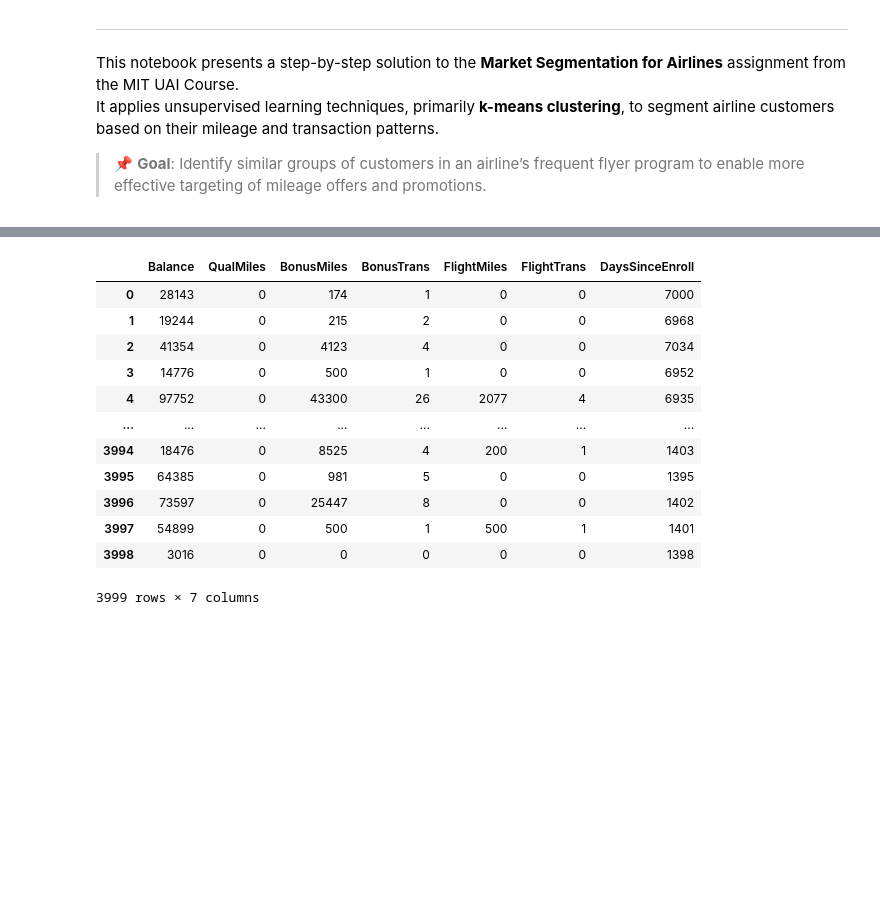
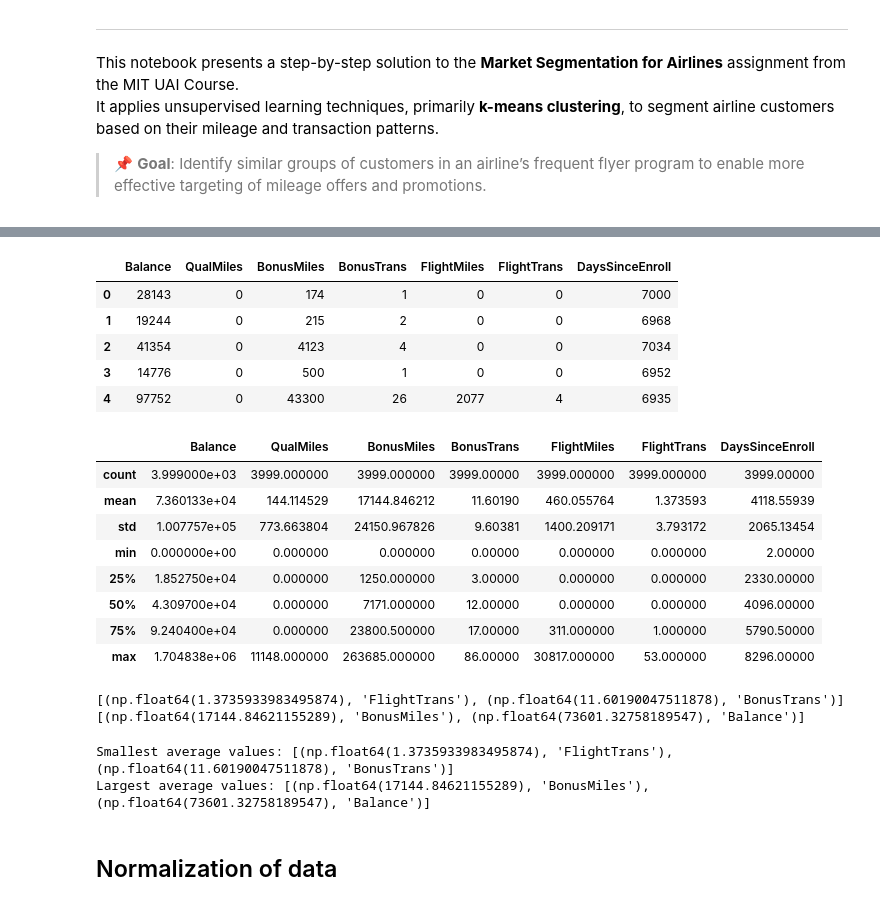
Before and after one commit to yuri-spizhovyi-mit/ET6-ML, a Jupyter notebook: module_2/market_segmentation_for_airlines.ipynb, the cells around one changed output, grey strips where cells are left out. Saved outputs shown, nothing was run; the diff lists cells and outputs as text; code cells hidden in the pictures; blank space fills up the shorter version.

```diff
--- a/module_2/market_segmentation_for_airlines.ipynb
+++ b/module_2/market_segmentation_for_airlines.ipynb
@@ -35,17 +35,44 @@ Resolving deltas: 100% (156/156), done.
 # %%
-data_airlines = pd.read_csv('AirlinesCluster.csv')
-data_airlines
+df_airlines = pd.read_csv('AirlinesCluster.csv')
+df_airlines.head()
 # %% [output]
 |  | Balance | QualMiles | BonusMiles | BonusTrans | FlightMiles | FlightTrans | DaysSinceEnroll |
 | 0 | 28143 | 0 | 174 | 1 | 0 | 0 | 7000 |
 | 1 | 19244 | 0 | 215 | 2 | 0 | 0 | 6968 |
 | 2 | 41354 | 0 | 4123 | 4 | 0 | 0 | 7034 |
 | 3 | 14776 | 0 | 500 | 1 | 0 | 0 | 6952 |
 | 4 | 97752 | 0 | 43300 | 26 | 2077 | 4 | 6935 |
-| ... | ... | ... | ... | ... | ... | ... | ... |
-| 3994 | 18476 | 0 | 8525 | 4 | 200 | 1 | 1403 |
-| 3995 | 64385 | 0 | 981 | 5 | 0 | 0 | 1395 |
-| 3996 | 73597 | 0 | 25447 | 8 | 0 | 0 | 1402 |
-| 3997 | 54899 | 0 | 500 | 1 | 500 | 1 | 1401 |
-| 3998 | 3016 | 0 | 0 | 0 | 0 | 0 | 1398 |
-3999 rows × 7 columns
+# %%
+df_airlines.describe()
+# %% [output]
+|  | Balance | QualMiles | BonusMiles | BonusTrans | FlightMiles | FlightTrans | DaysSinceEnroll |
+| count | 3.999000e+03 | 3999.000000 | 3999.000000 | 3999.00000 | 3999.000000 | 3999.000000 | 3999.00000 |
+| mean | 7.360133e+04 | 144.114529 | 17144.846212 | 11.60190 | 460.055764 | 1.373593 | 4118.55939 |
+| std | 1.007757e+05 | 773.663804 | 24150.967826 | 9.60381 | 1400.209171 | 3.793172 | 2065.13454 |
+| min | 0.000000e+00 | 0.000000 | 0.000000 | 0.00000 | 0.000000 | 0.000000 | 2.00000 |
+| 25% | 1.852750e+04 | 0.000000 | 1250.000000 | 3.00000 | 0.000000 | 0.000000 | 2330.00000 |
+| 50% | 4.309700e+04 | 0.000000 | 7171.000000 | 12.00000 | 0.000000 | 0.000000 | 4096.00000 |
+| 75% | 9.240400e+04 | 0.000000 | 23800.500000 | 17.00000 | 311.000000 | 1.000000 | 5790.50000 |
+| max | 1.704838e+06 | 11148.000000 | 263685.000000 | 86.00000 | 30817.000000 | 53.000000 | 8296.00000 |
+# %%
+std_of_colums = []
+for col in df_airlines.columns:
+  std_of_colums.append((df_airlines[col].mean(), col))
+  #print(df_airlines[col].mean())
+sorted_airlines = sorted(std_of_colums)
+print(sorted_airlines[:2])
+print(sorted_airlines[-2:])
+# %% [output]
+[(np.float64(1.3735933983495874), 'FlightTrans'), (np.float64(11.60190047511878), 'BonusTrans')]
+[(np.float64(17144.84621155289), 'BonusMiles'), (np.float64(73601.32758189547), 'Balance')]
+# %%
+mean_list = [(df_airlines[col].mean(), col) for col in df_airlines.columns]
+mean_sorted = sorted(mean_list)
+
+print("Smallest average values:", mean_sorted[:2])
+print("Largest average values:", mean_sorted[-2:])
+# %% [output]
+Smallest average values: [(np.float64(1.3735933983495874), 'FlightTrans'), (np.float64(11.60190047511878), 'BonusTrans')]
+Largest average values: [(np.float64(17144.84621155289), 'BonusMiles'), (np.float64(73601.32758189547), 'Balance')]
+# %% [markdown]
+## Normalization of data
```
Also changed, not shown: parts of 12 cells of this notebook.
